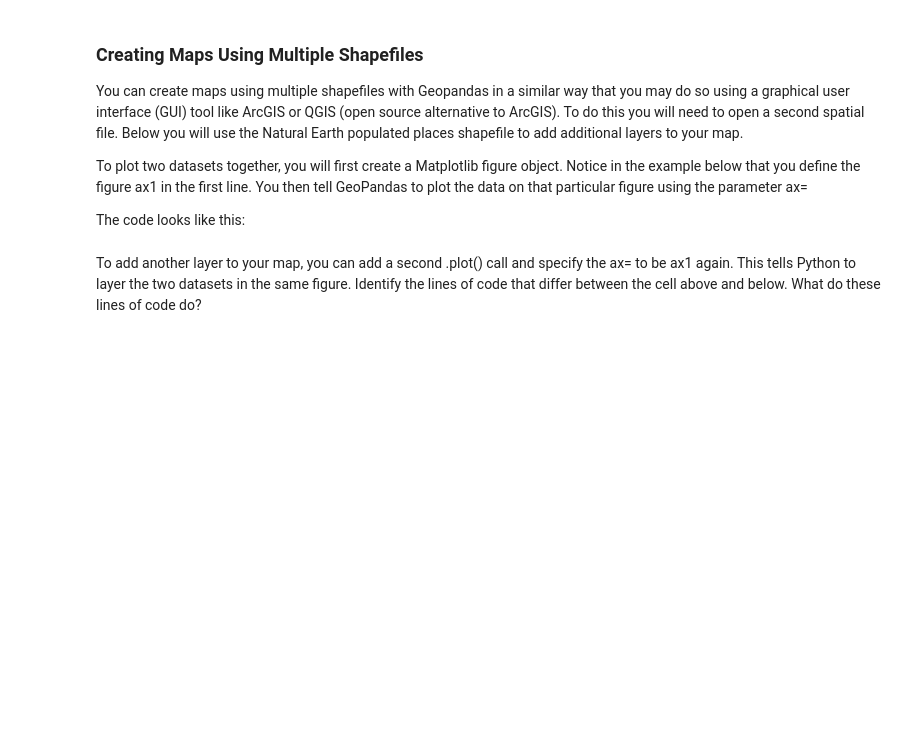
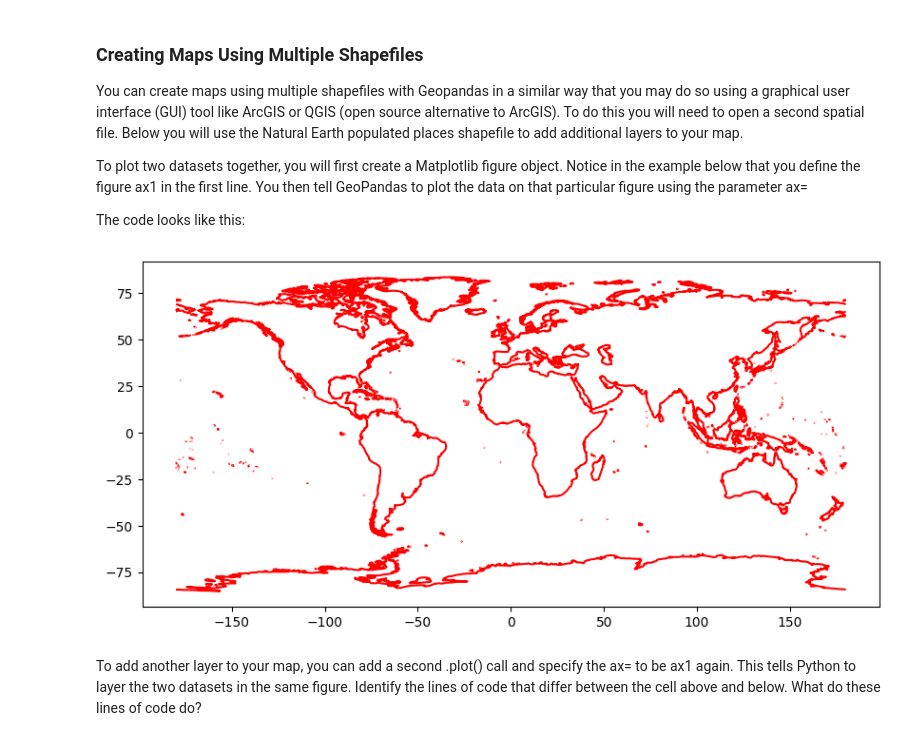
Before and after one commit to jmatrone/EnvDatSci, a Jupyter notebook: CodeSprints/VectorData101.ipynb, the cells around one changed output. Saved outputs shown, nothing was run; the diff lists cells and outputs as text; code cells hidden in the pictures; blank space fills up the shorter version.

```diff
--- a/CodeSprints/VectorData101.ipynb
+++ b/CodeSprints/VectorData101.ipynb
@@ -298,15 +298,21 @@ The code looks like this:
 # %%
 #Experiment!
 #What happens if you change FigSize numbers?
 #controls the size of the figure. If you change these numbers, you will alter
 #the dimensions of the plot
+
 #What happens if you "comment out" (put a # in front of) plt.show()?
+#displays the plot. If you comment it out by adding a # in front,
+#like #plt.show(), the plot will not be displayed when you run the code.
 
 #What happens if you change the color?
+#color="blue" will plot the coastlines in blue
 
 f, ax1 = plt.subplots(figsize=(10, 6))
 coastlines.plot(ax=ax1,
-               color = "black")
+               color = "red")
 plt.show()
+# %% [output]
+[figure, added]
 # %% [markdown]
 To add another layer to your map, you can add a second .plot() call and specify the ax= to be ax1 again. This tells Python to layer the two datasets in the same figure. Identify the lines of code that differ between the cell above and below. What do these lines of code do?
```
Also changed, not shown: parts of 4 cells of this notebook.
